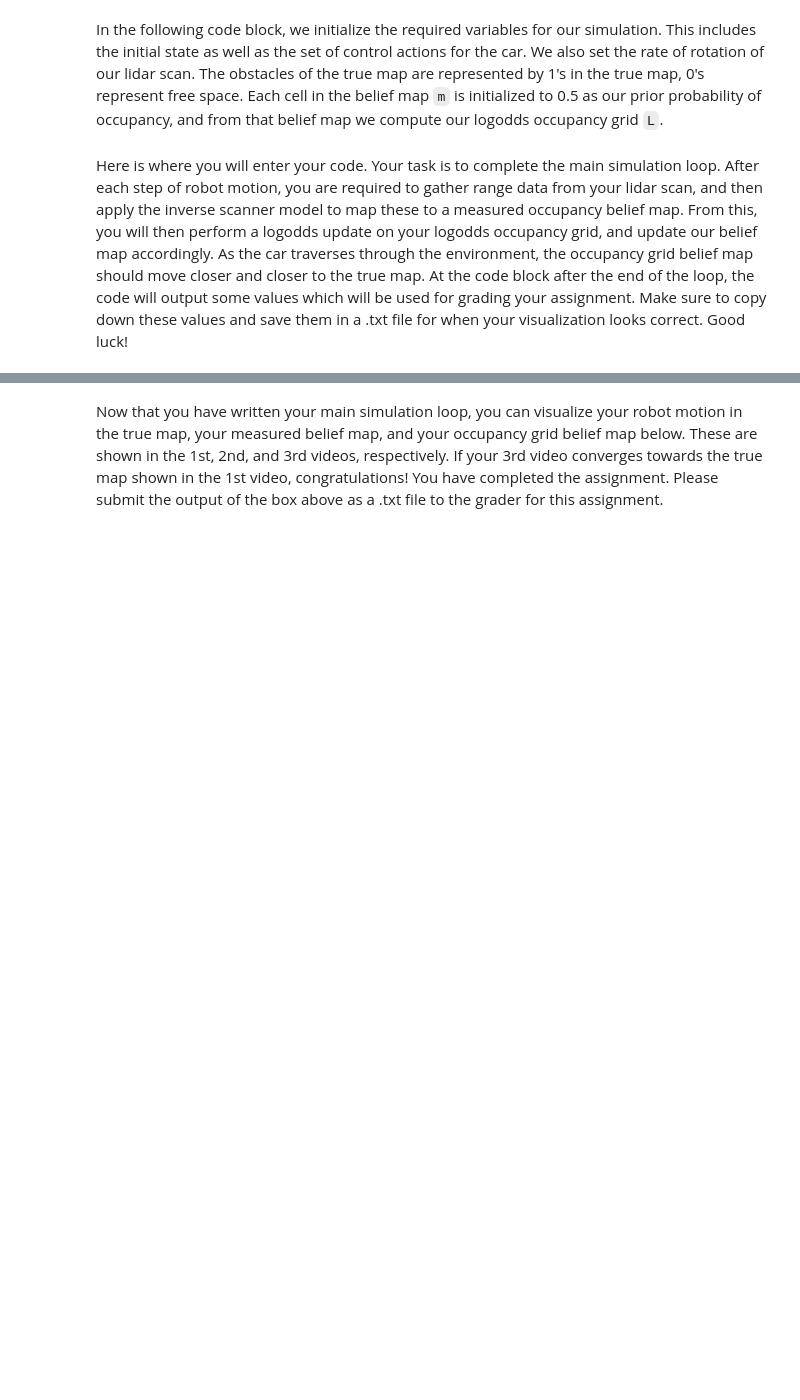
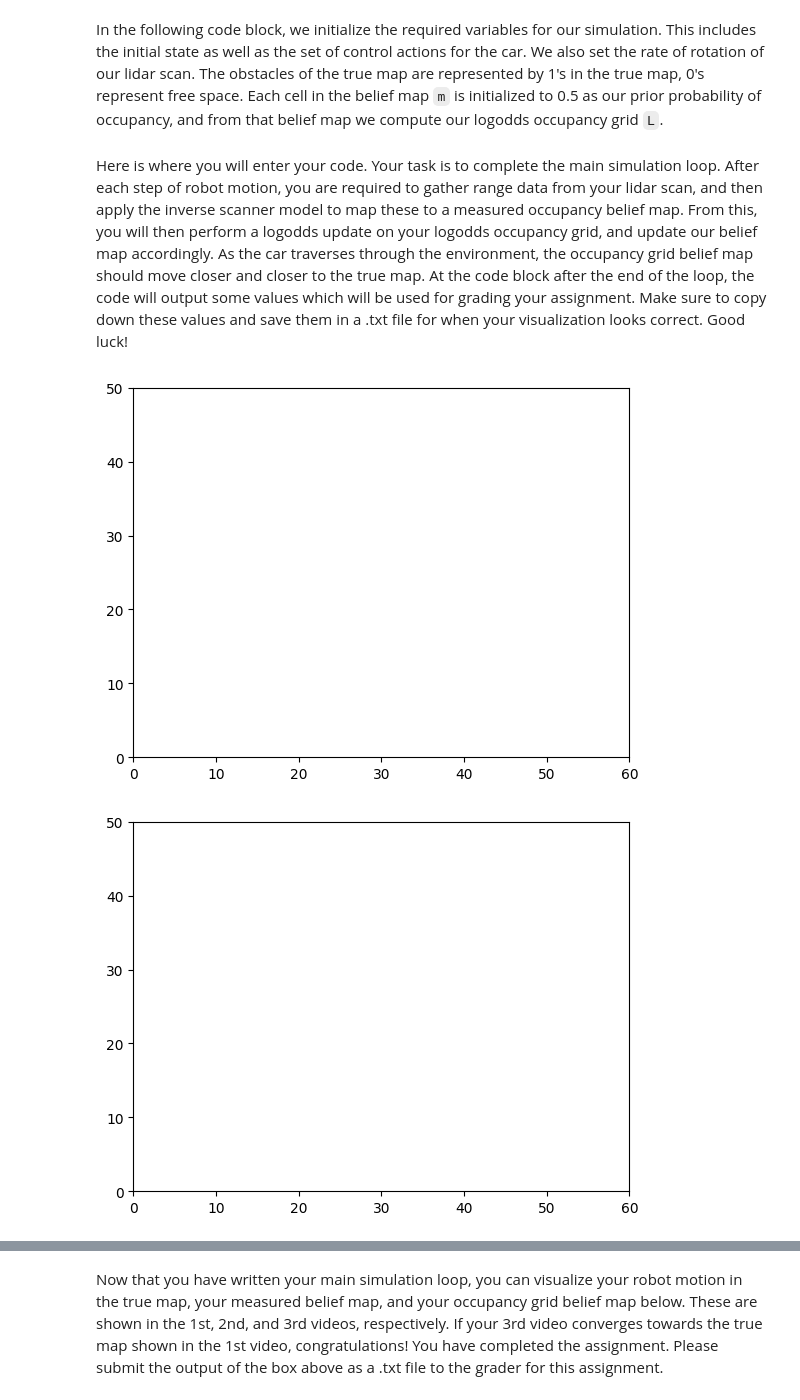
Before and after one commit to davood-dorostkar/SelfDrivingCars, a Jupyter notebook: 04_PathPlanning/Module2/Module 2 Assessment.ipynb, the cells around one changed output, grey strips where cells are left out. Drawn from its saved outputs; the diff is of its cells as text; code cells hidden in the pictures; blank space fills up the shorter version.

```diff
--- a/04_PathPlanning/Module2/Module 2 Assessment.ipynb
+++ b/04_PathPlanning/Module2/Module 2 Assessment.ipynb
@@ -128,7 +128,7 @@ x[:, 0] = x_0
 # %% [markdown]
 Here is where you will enter your code. Your task is to complete the main simulation loop. After each step of robot motion, you are required to gather range data from your lidar scan, and then apply the inverse scanner model to map these to a measured occupancy belief map. From this, you will then perform a logodds update on your logodds occupancy grid, and update our belief map accordingly. As the car traverses through the environment, the occupancy grid belief map should move closer and closer to the true map. At the code block after the end of the loop, the code will output some values which will be used for grading your assignment. Make sure to copy down these values and save them in a .txt file for when your visualization looks correct. Good luck!
 # %%
-%%capture
+# %%capture
 # Intitialize figures.
 map_fig = plt.figure()
 map_ax = map_fig.add_subplot(111)
@@ -154,34 +154,43 @@ invmod = inverse_scanner(M, N, x[0, 0], x[1, 0], x[2, 0], meas_phi, meas_r, \
 invmods.append(invmod)
 ms = []
 ms.append(m)
 
 # Main simulation loop.
 for t in range(1, len(time_steps)):
     # Perform robot motion.
     move = np.add(x[0:2, t-1], u[:, u_i])
     # If we hit the map boundaries, or a collision would occur, remain still.
     if (move[0] >= M - 1) or (move[1] >= N - 1) or (move[0] <= 0) or (move[1] <= 0) \
         or true_map[int(round(move[0])), int(round(move[1]))] == 1:
         x[:, t] = x[:, t-1]
         u_i = (u_i + 1) % 4
     else:
         x[0:2, t] = move
     x[2, t] = (x[2, t-1] + w[t]) % (2 * math.pi)
 
     # TODO Gather the measurement range data, which we will convert to occupancy probabilities
     # using our inverse measurement model.
-    # meas_r = ...
+    meas_r = get_ranges(true_map, x[:,t], meas_phi, rmax)
     meas_rs.append(meas_r)
 
     # TODO Given our range measurements and our robot location, apply our inverse scanner model
     # to get our measure probabilities of occupancy.
-    # invmod = ...
+    invmod = inverse_scanner(M,N,x[0,t],x[1,t],x[2,t],meas_phi,meas_r,rmax,alpha,beta)
     invmods.append(invmod)
 
     # TODO Calculate and update the log odds of our occupancy grid, given our measured
     # occupancy probabilities from the inverse model.
-    # L = ...
+    L = np.log(np.divide(invmod, np.subtract(1, invmod))) + L - L0
 
     # TODO Calculate a grid of probabilities from the log odds.
-    # m = ...
+    m = np.exp(L)/(1+np.exp(L))
     ms.append(m)
+
+
+# map_ax.plot(meas_rs)
+# invmod_ax.plot(invmods)
+# belief_ax.plot(m)
+# plt.show()
+# %% [output]
+[figure, added]
+[figure, added]
```
Also changed, not shown: parts of 6 cells of this notebook.
